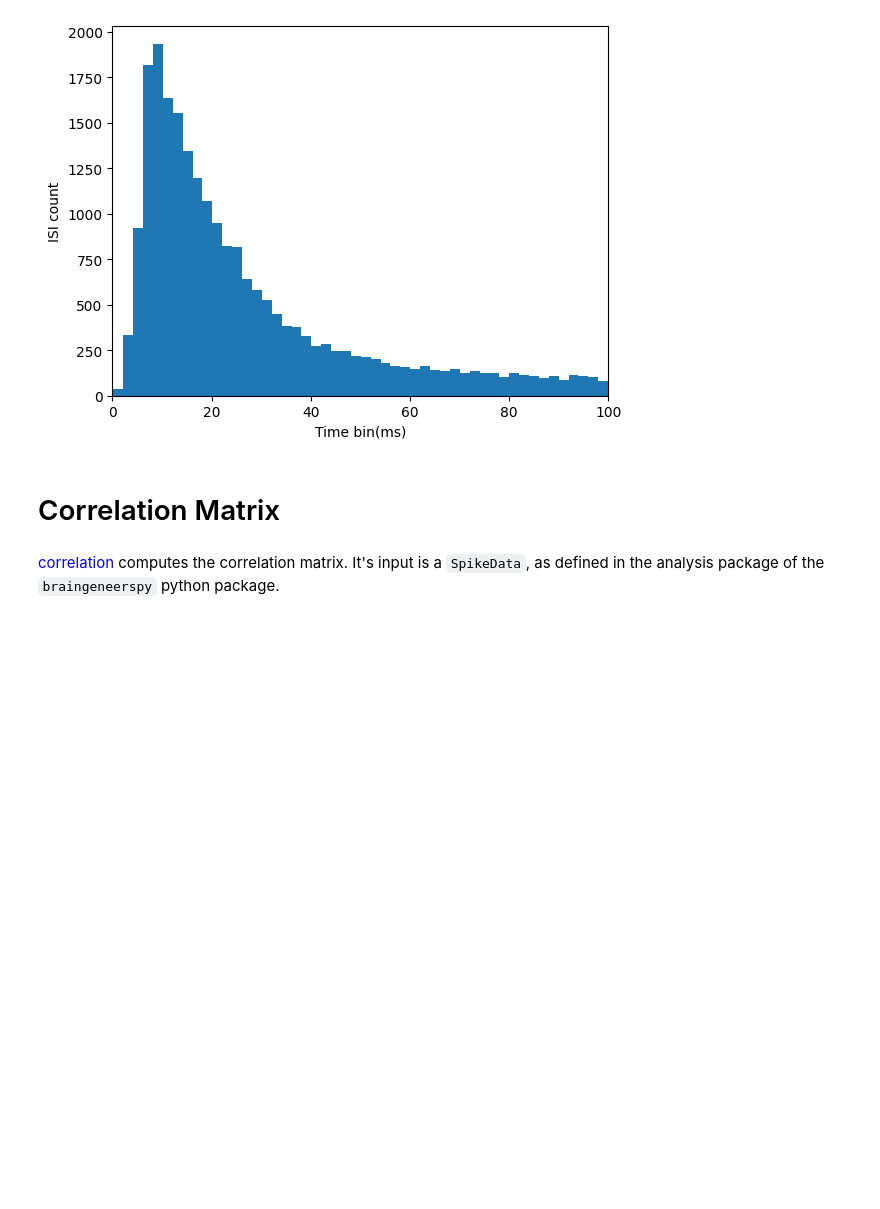
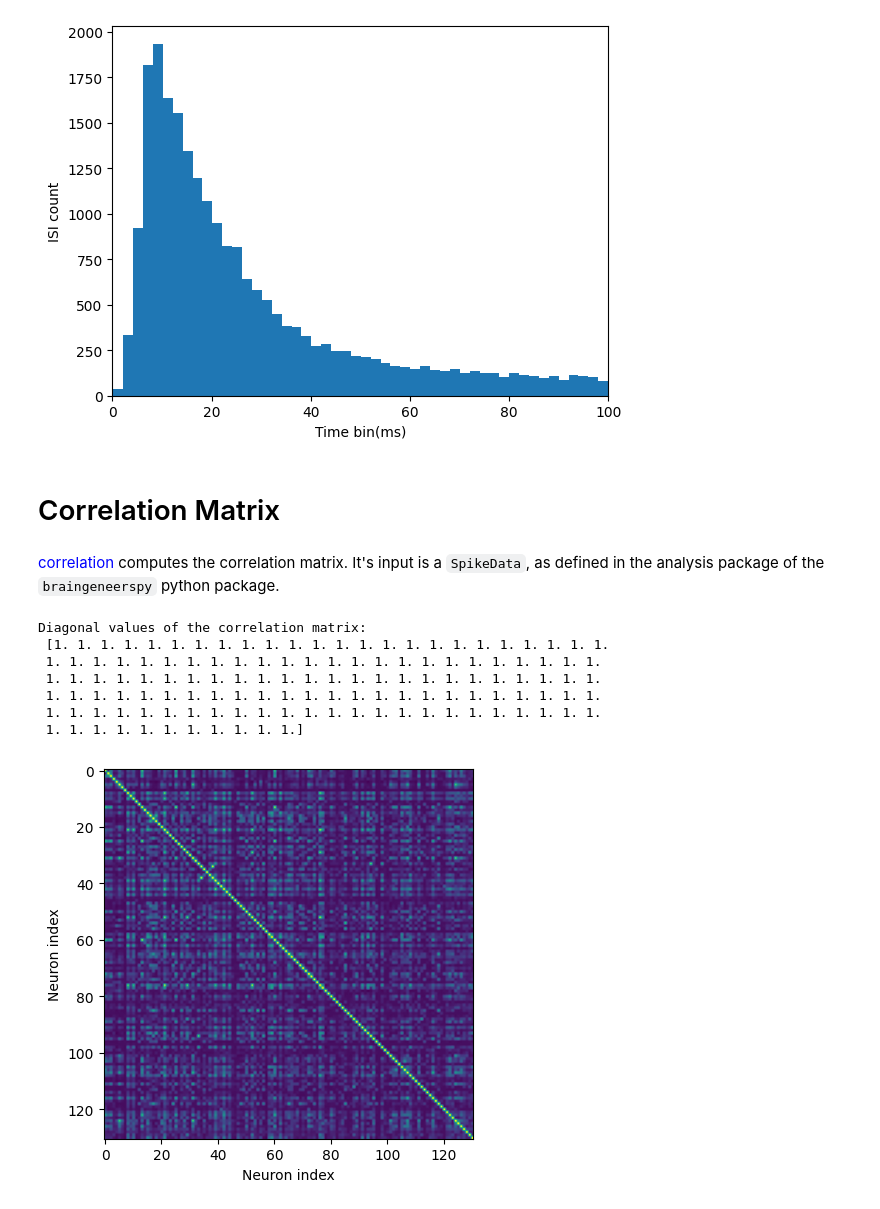
Before and after one commit to Braingeneers-Education/bme-118-2025-introduction-to-electrophysiology-cljhan, a Jupyter notebook: electrophysiology_source_code.ipynb, the cells around one changed output. Drawn from its saved outputs; the diff is of its cells as text; code cells hidden in the pictures; blank space fills up the shorter version.

```diff
--- a/electrophysiology_source_code.ipynb
+++ b/electrophysiology_source_code.ipynb
@@ -118,4 +121,13 @@ def correlation(sd):
     plt.ylabel("Neuron index")
     plt.show()
 # %%
-#correlation(data_control)
+correlation(data_control)
+# %% [output]
+Diagonal values of the correlation matrix:
+ [1. 1. 1. 1. 1. 1. 1. 1. 1. 1. 1. 1. 1. 1. 1. 1. 1. 1. 1. 1. 1. 1. 1. 1.
+ 1. 1. 1. 1. 1. 1. 1. 1. 1. 1. 1. 1. 1. 1. 1. 1. 1. 1. 1. 1. 1. 1. 1. 1.
+ 1. 1. 1. 1. 1. 1. 1. 1. 1. 1. 1. 1. 1. 1. 1. 1. 1. 1. 1. 1. 1. 1. 1. 1.
+ 1. 1. 1. 1. 1. 1. 1. 1. 1. 1. 1. 1. 1. 1. 1. 1. 1. 1. 1. 1. 1. 1. 1. 1.
+ 1. 1. 1. 1. 1. 1. 1. 1. 1. 1. 1. 1. 1. 1. 1. 1. 1. 1. 1. 1. 1. 1. 1. 1.
+ 1. 1. 1. 1. 1. 1. 1. 1. 1. 1. 1.]
+[figure, added]
```
Also changed, not shown: parts of 1 cell of this notebook, 1 other file.
